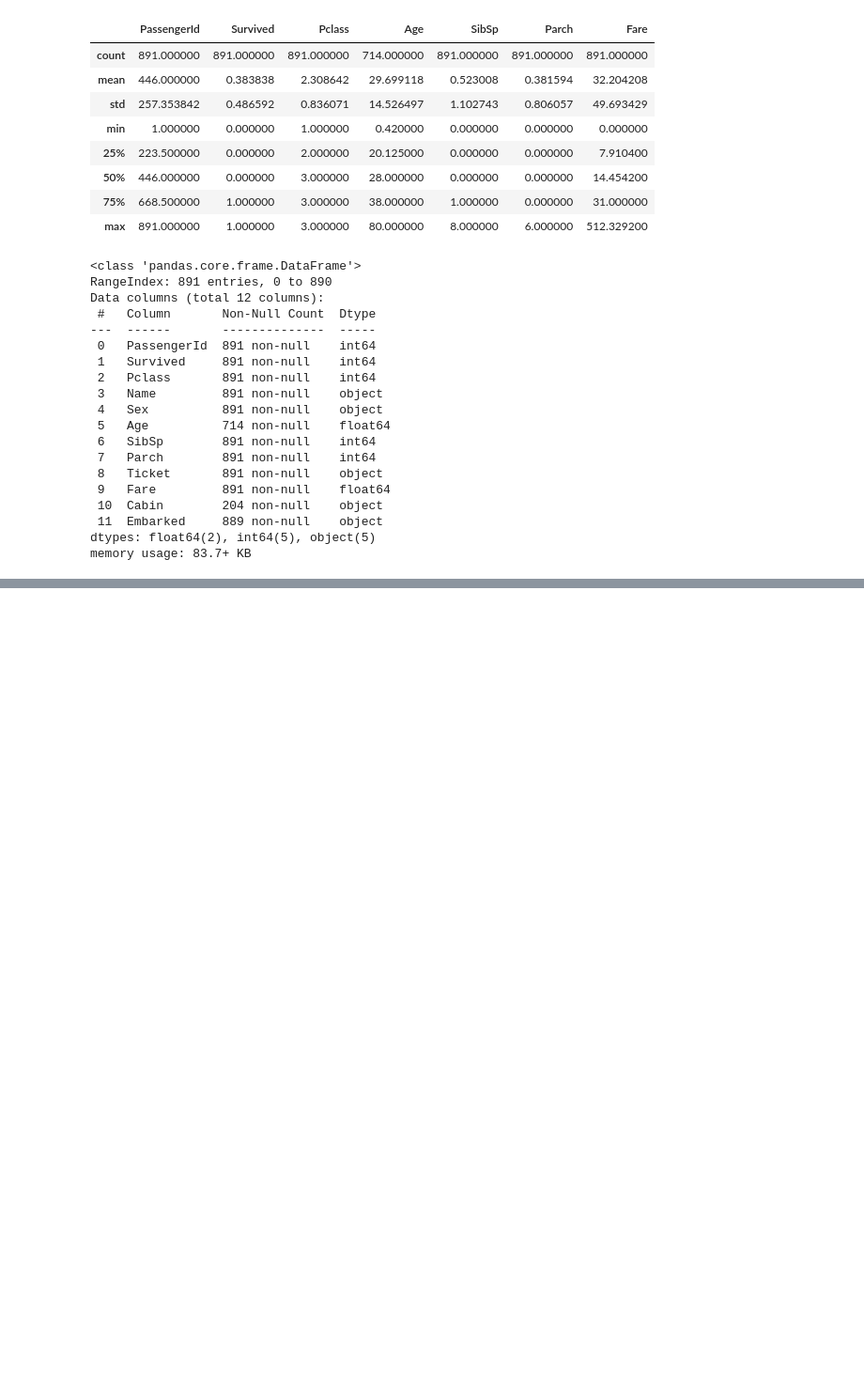
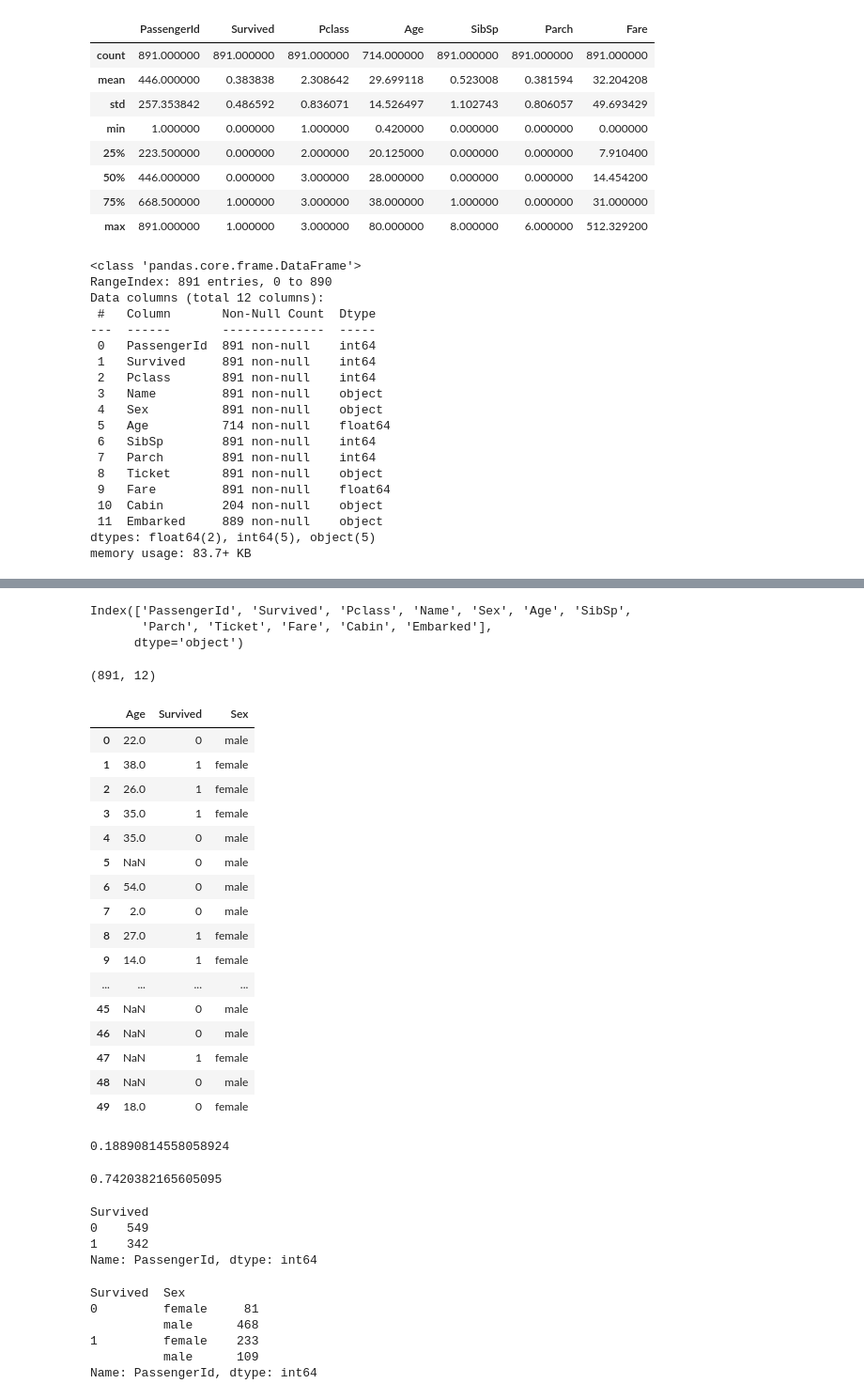
Before and after one commit to diego3008/titanic_survival, a Jupyter notebook: titanic.ipynb, the cells around one changed output, grey strips where cells are left out. Shown: that part at 94% size. Drawn from its saved outputs; the diff is of its cells as text; code cells hidden in the pictures; blank space fills up the shorter version.

```diff
--- a/titanic.ipynb
+++ b/titanic.ipynb
@@ -48,0 +64,58 @@ memory usage: 83.7+ KB
+# %%
+train_set.columns
+# %% [output]
+Index(['PassengerId', 'Survived', 'Pclass', 'Name', 'Sex', 'Age', 'SibSp',
+       'Parch', 'Ticket', 'Fare', 'Cabin', 'Embarked'],
+      dtype='object')
+# %%
+train_set.shape
+# %% [output]
+(891, 12)
+# %%
+train_set[["Age", "Survived", "Sex"]].head(50)
+# %% [output]
+|  | Age | Survived | Sex |
+| 0 | 22.0 | 0 | male |
+| 1 | 38.0 | 1 | female |
+| 2 | 26.0 | 1 | female |
+| 3 | 35.0 | 1 | female |
+| 4 | 35.0 | 0 | male |
+| 5 | NaN | 0 | male |
+| 6 | 54.0 | 0 | male |
+| 7 | 2.0 | 0 | male |
+| 8 | 27.0 | 1 | female |
+| 9 | 14.0 | 1 | female |
+| ... | ... | ... | ... |
+| 45 | NaN | 0 | male |
+| 46 | NaN | 0 | male |
+| 47 | NaN | 1 | female |
+| 48 | NaN | 0 | male |
+| 49 | 18.0 | 0 | female |
+# %%
+men = train_set.loc[train_set.Sex == "male"] ["Survived"]
+men_rate = sum(men) / len(men)
+print(men_rate)
+# %% [output]
+0.18890814558058924
+# %%
+women = train_set.loc[train_set.Sex == "female"] ["Survived"]
+women_rate = sum(women) / len(women)
+print(women_rate)
+# %% [output]
+0.7420382165605095
+# %%
+train_set.groupby(['Survived']).count()['PassengerId']
+# %% [output]
+Survived
+0    549
+1    342
+Name: PassengerId, dtype: int64
+# %%
+train_set.groupby(['Survived', 'Sex']).count()['PassengerId']
+# %% [output]
+Survived  Sex
+0         female     81
+          male      468
+1         female    233
+          male      109
+Name: PassengerId, dtype: int64
```
Also changed, not shown: parts of 6 cells of this notebook.
